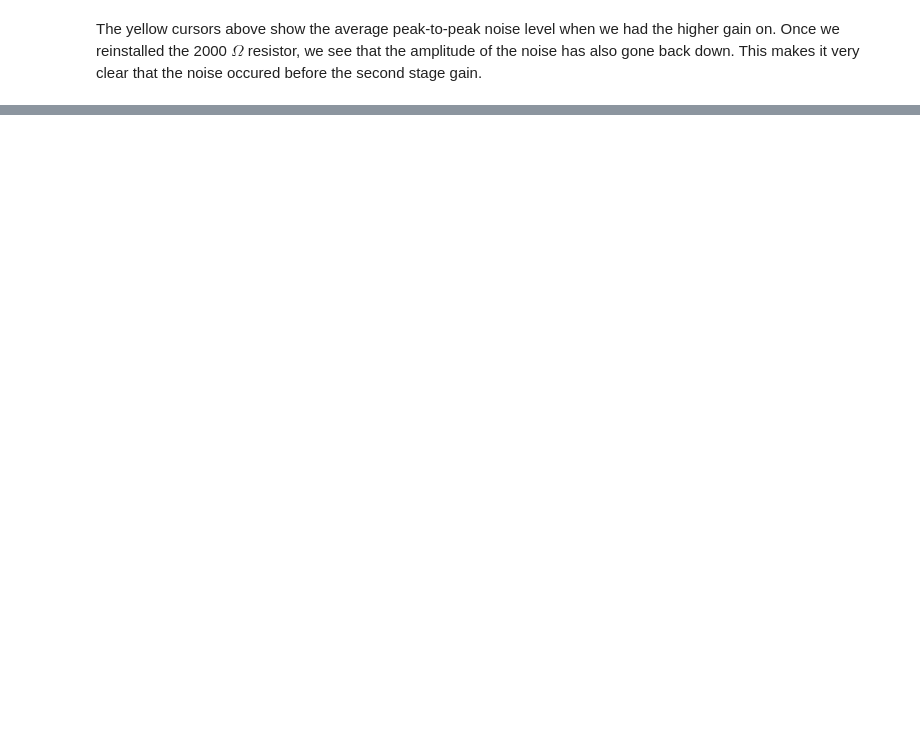
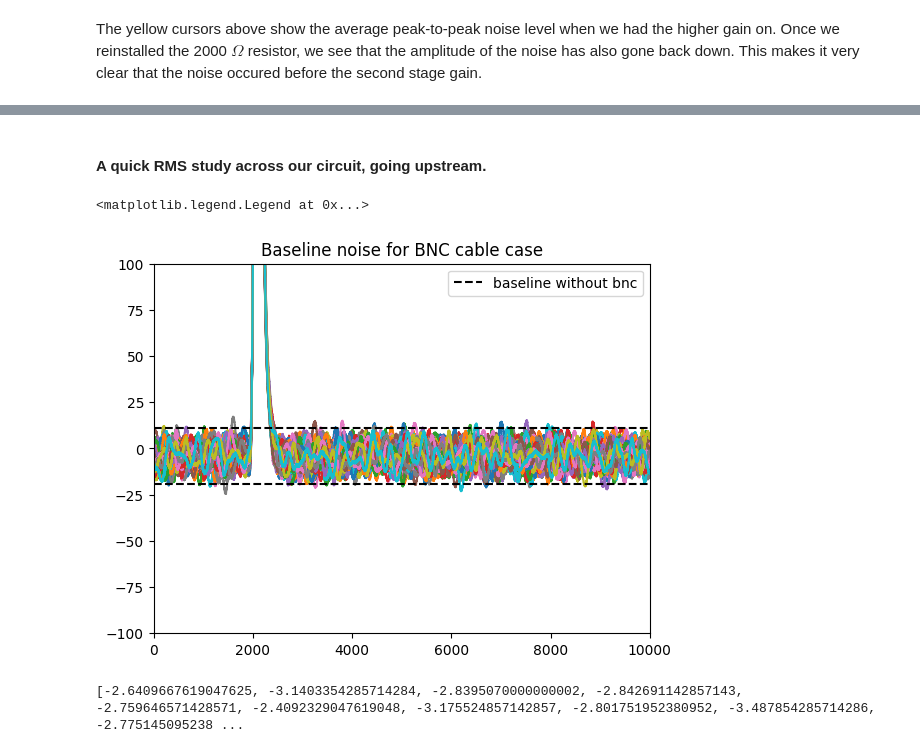
Before and after one commit to arathi-suraj/aramaki-lab-code, a Jupyter notebook: snr.ipynb, the cells around one changed output, grey strips where cells are left out. Drawn from its saved outputs; the diff is of its cells as text; code cells hidden in the pictures; blank space fills up the shorter version.

```diff
--- a/snr.ipynb
+++ b/snr.ipynb
@@ -131,0 +206,47 @@ The yellow cursors above show the average peak-to-peak noise level when we had t
+# %% [markdown]
+#### A quick RMS study across our circuit, going upstream.
+# %%
+shaper_base = "Feb12_Amp68mV_st025us.txt_dig2-usb22575_CH1_20240212123702-13.txt"
+shaper_gain = "Feb12_Amp68mV_st025us_shpgain.txt_dig2-usb22575_CH1_20240212124620-15.txt"
+second_base = "Feb12_Amp68mV_st025us_2ndstagebaseline.txt_dig2-usb22575_CH1_20240212144230-20.txt"
+second_gain = "Feb12_Amp68mV_st025us_2ndstagegainw5k_43offset.txt_dig2-usb22575_CH1_20240212151553-22.txt"
+first_base = "Feb14_Amp68mV_st025us_1ststagebaseline_dig2-usb22575_CH1_20240214140640-03.txt"
+first_gain = "Feb15_Amp68mV_st025us_1ststagegain2_dig2-usb22575_CH1_20240215111612-04.txt"
+vd_base = "Feb15_Amp68mV_st025us_r1500r250_dig2-usb22575_CH1_20240215132347-27.txt"
+bnc_base = "Feb15_Amp68mV_st025us_baselinewBNC_dig2-usb22575_CH1_20240215132714-29.txt"
+# %%
+# Finding length of desired file
+filename = bnc_base # put file names here
+file = open(filename, "r")
+length = len(file.readlines())
+file.close()
+# %%
+waveforms = []
+for num in range(1, length):
+    if num % 5 == 0:
+        data = np.loadtxt(filename, skiprows=num-1, max_rows=1)
+        waveforms.append(data)
+    else:
+        pass
+for wave in waveforms:
+    plt.plot(wave)
+plt.xlim(0, 10000)
+plt.ylim(-100, 100)
+plt.hlines(11, 0, 10000, color="black", ls="--", label="baseline without bnc")
+plt.hlines(-19, 0, 10000, color="black", ls="--")
+plt.title("Baseline noise for BNC cable case")
+plt.legend()
+# %% [output]
+<matplotlib.legend.Legend at 0x...>
+[figure, added]
+# %%
+baseline = []
+for num in range(1, length):
+    if num % 5 == 0:
+        data = np.loadtxt(filename, skiprows=num-1, max_rows=1)
+        baseline.append(np.mean(data[4000:]))
+    else:
+        pass
+print(baseline)
+# %% [output]
+[-2.6409667619047625, -3.1403354285714284, -2.8395070000000002, -2.842691142857143, -2.759646571428571, -2.4092329047619048, -3.175524857142857, -2.801751952380952, -3.487854285714286, -2.775145095238 ...
```
Also changed, not shown: parts of 55 cells of this notebook.
